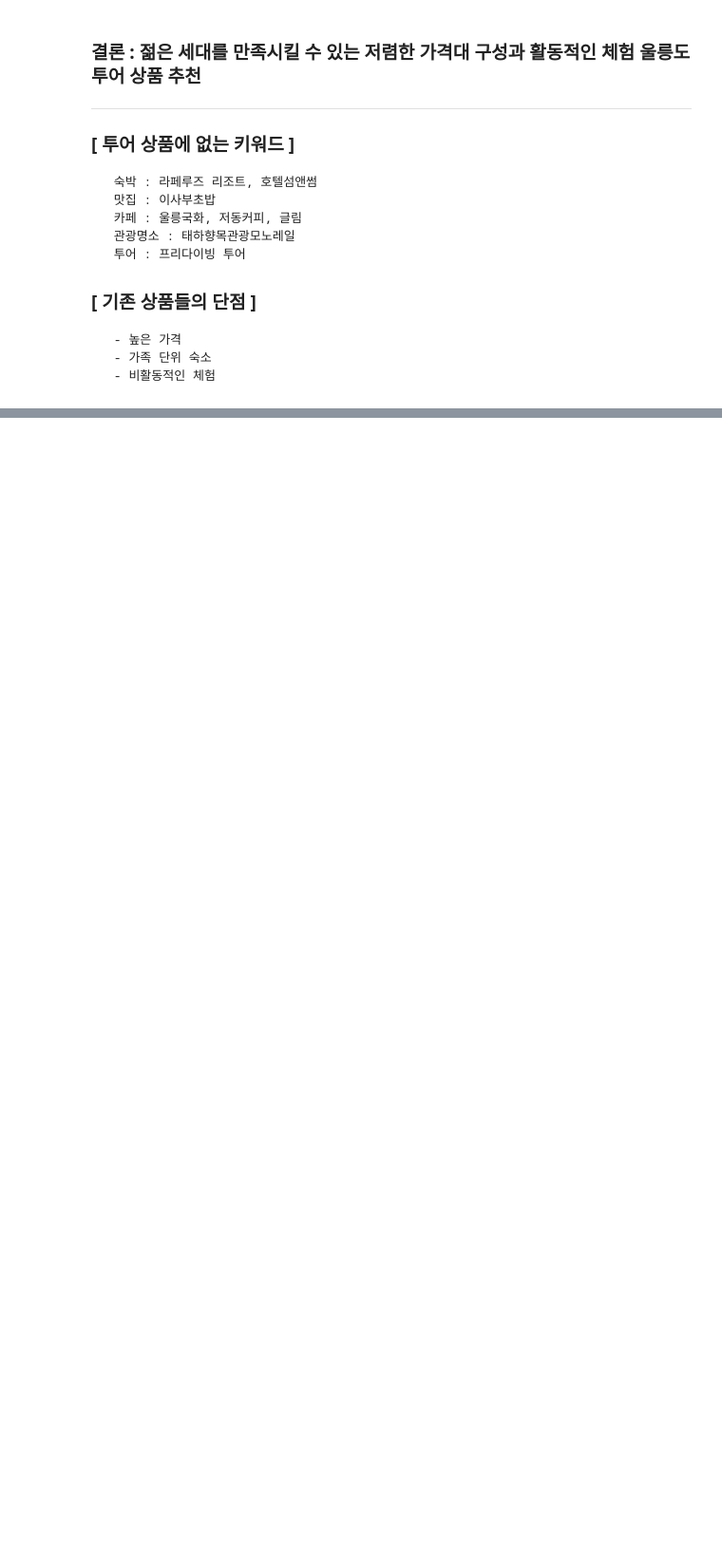
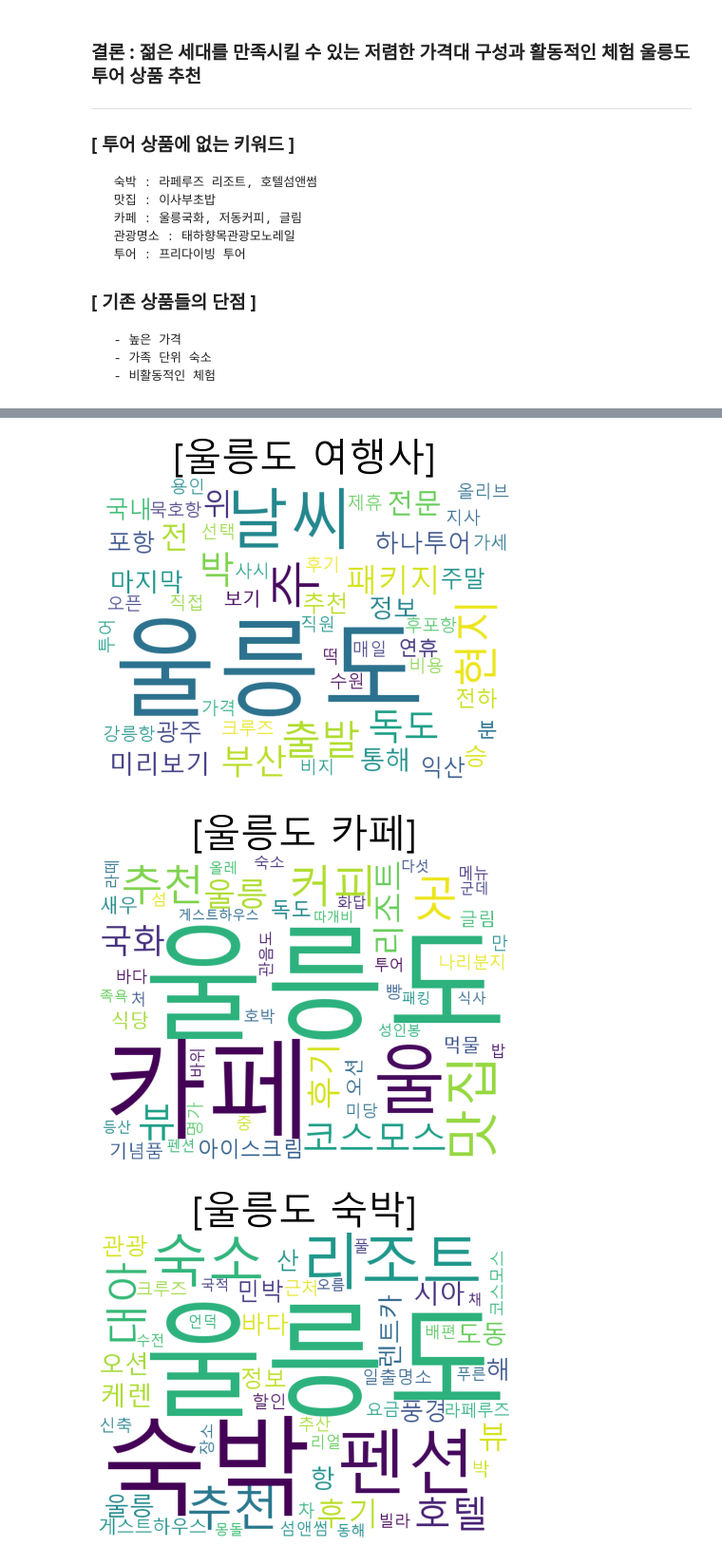
Before and after one commit to MINSU-S/team_project, a Jupyter notebook: week5_shopping_crawling/week5_travel.ipynb, the cells around one changed output, grey strips where cells are left out. Shown at 95% size. Drawn from its saved outputs; the diff is of its cells as text; code cells hidden in the pictures; blank space fills up the shorter version.

```diff
--- a/week5_shopping_crawling/week5_shopping_crawling.ipynb
+++ b/week5_shopping_crawling/week5_travel.ipynb
@@ -90,6 +90,7 @@ def	blog_search(keyword):
     plt.axis('off')
     plt.imshow(cloud)
     plt.show()
+    return(tags)
 # %%
 # subplot형 블로그 검색 함수
 def	blog_search2(keyword):
@@ -391,0 +399,15 @@ plt.show()
+# %%
+# 오류떠서 끊어서 함.
+data2 = blog_search('울릉도 여행사')
+data3 = blog_search('울릉도 카페')
+data4 = blog_search('울릉도 숙박')
+data5 = blog_search('울릉도 맛집')
+data6 = blog_search('울릉도 관광명소')
+data7 = blog_search('울릉도 육로A코스')
+data8 = blog_search('울릉도 육로B코스')
+data9 = blog_search('울릉도 투어')
+data10 = blog_search('국내 프리다이빙')
+# %% [output]
+[figure, added]
+[figure, added]
+[figure, added]
```
Also changed, not shown: parts of 5 cells of this notebook, 8 other files.
